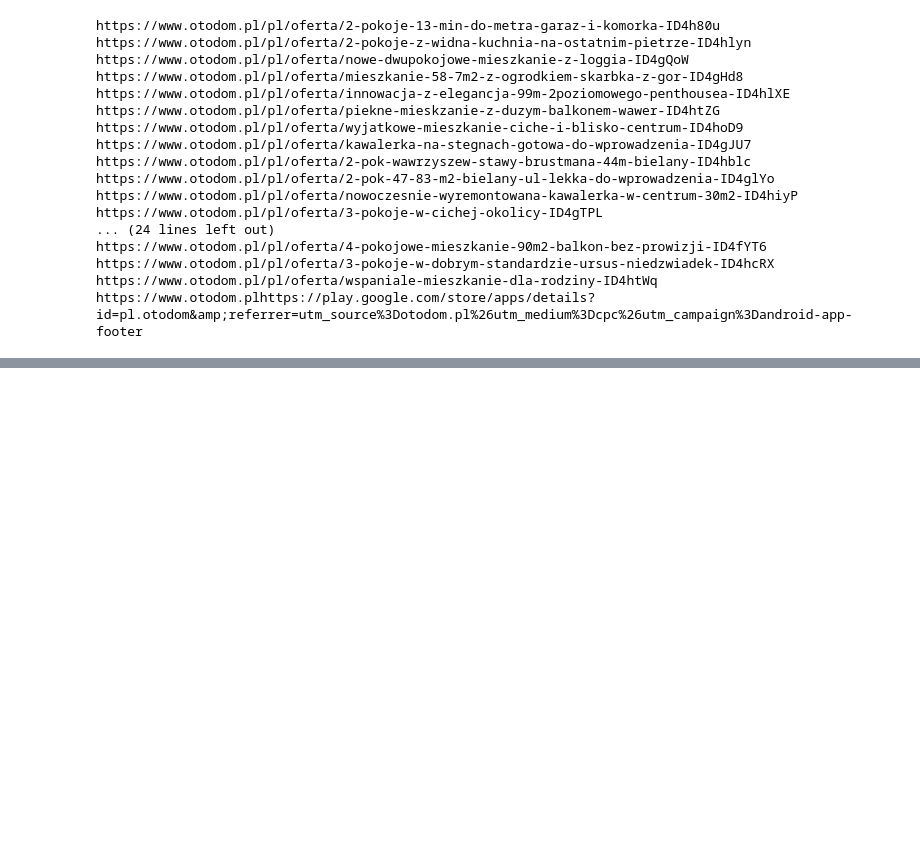
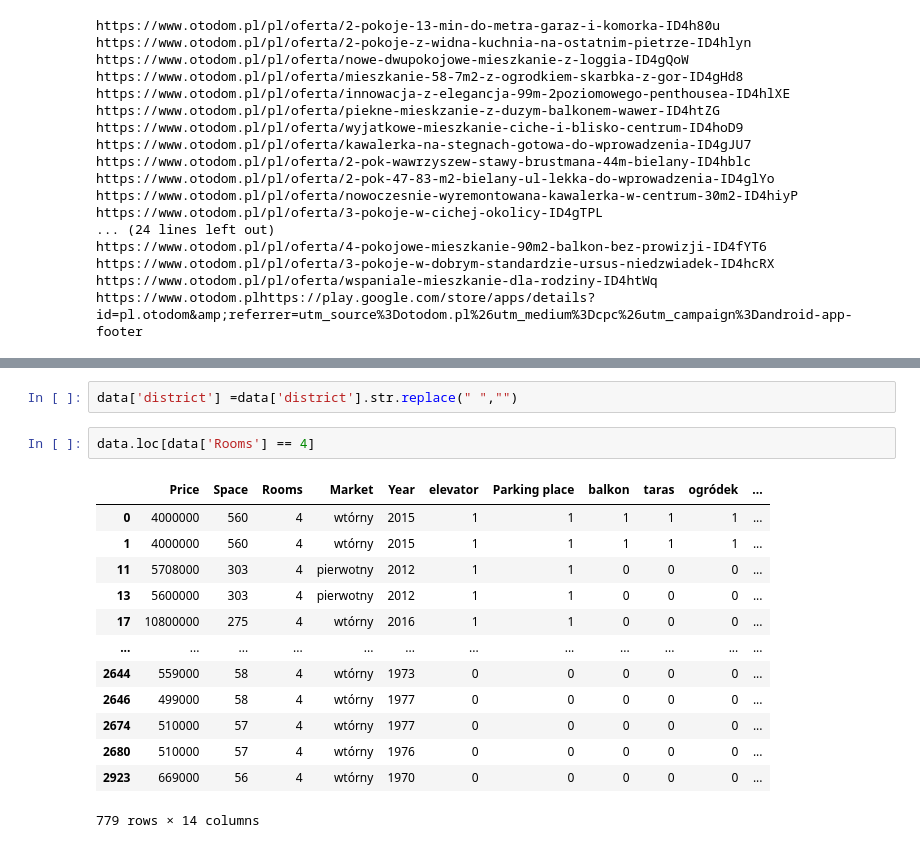
Before and after one commit to CarJung/Uni, a Jupyter notebook: Warsaw_flats/prototyping.ipynb, the cells around one changed output, grey strips where cells are left out. Drawn from its saved outputs; the diff is of its cells as text; blank space fills up the shorter version.

```diff
--- a/Warsaw_flats/prototyping.ipynb
+++ b/Warsaw_flats/prototyping.ipynb
@@ -687,0 +709,18 @@ https://www.otodom.plhttps://play.google.com/store/apps/details?id=pl.otodom&amp
+# %%
+data['district'] =data['district'].str.replace(" ","")
+# %%
+data.loc[data['Rooms'] == 4]
+# %% [output]
+|  | Price | Space | Rooms | Market | Year | elevator | Parking place | balkon | taras | ogródek | ... |
+| 0 | 4000000 | 560 | 4 | wtórny | 2015 | 1 | 1 | 1 | 1 | 1 | ... |
+| 1 | 4000000 | 560 | 4 | wtórny | 2015 | 1 | 1 | 1 | 1 | 1 | ... |
+| 11 | 5708000 | 303 | 4 | pierwotny | 2012 | 1 | 1 | 0 | 0 | 0 | ... |
+| 13 | 5600000 | 303 | 4 | pierwotny | 2012 | 1 | 1 | 0 | 0 | 0 | ... |
+| 17 | 10800000 | 275 | 4 | wtórny | 2016 | 1 | 1 | 0 | 0 | 0 | ... |
+| ... | ... | ... | ... | ... | ... | ... | ... | ... | ... | ... | ... |
+| 2644 | 559000 | 58 | 4 | wtórny | 1973 | 0 | 0 | 0 | 0 | 0 | ... |
+| 2646 | 499000 | 58 | 4 | wtórny | 1977 | 0 | 0 | 0 | 0 | 0 | ... |
+| 2674 | 510000 | 57 | 4 | wtórny | 1977 | 0 | 0 | 0 | 0 | 0 | ... |
+| 2680 | 510000 | 57 | 4 | wtórny | 1976 | 0 | 0 | 0 | 0 | 0 | ... |
+| 2923 | 669000 | 56 | 4 | wtórny | 1970 | 0 | 0 | 0 | 0 | 0 | ... |
+779 rows × 14 columns
```
Also changed, not shown: parts of 2 cells of this notebook, 3 other files.
